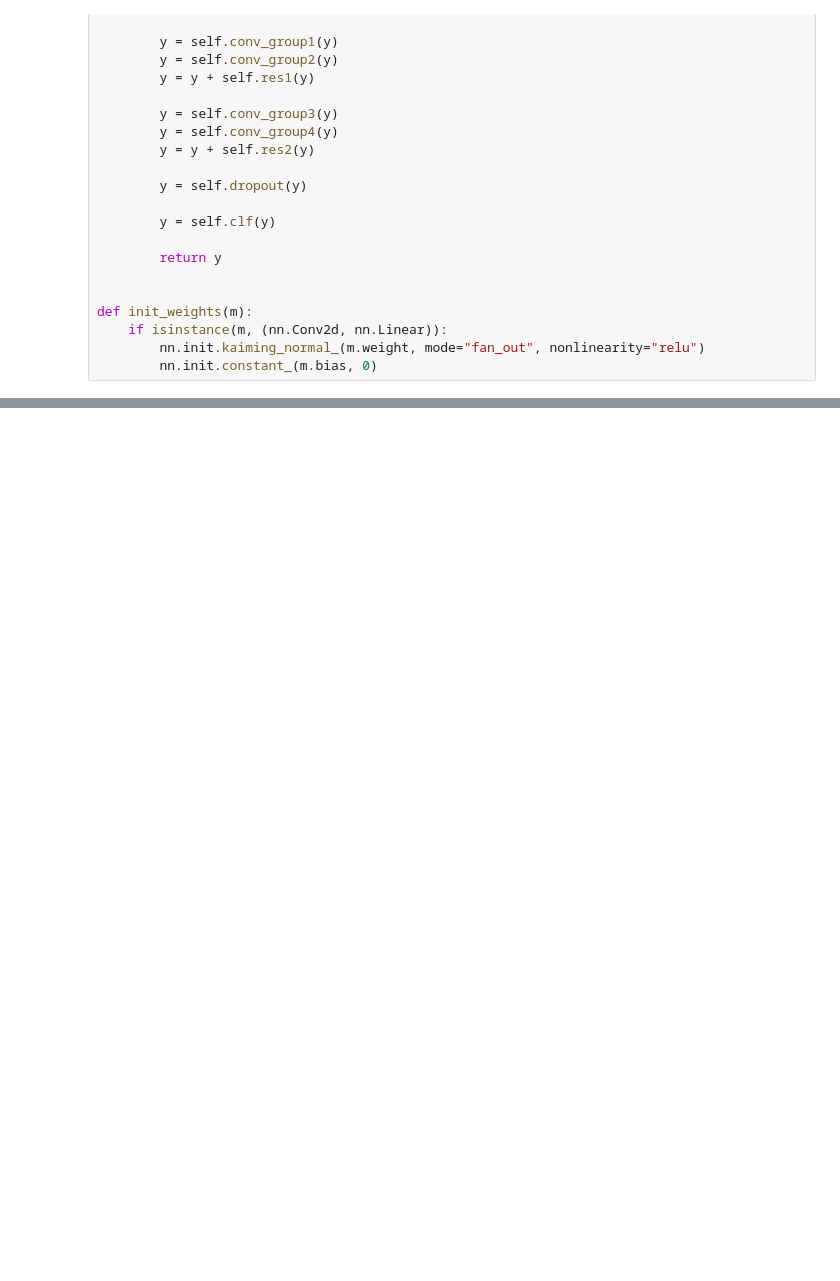
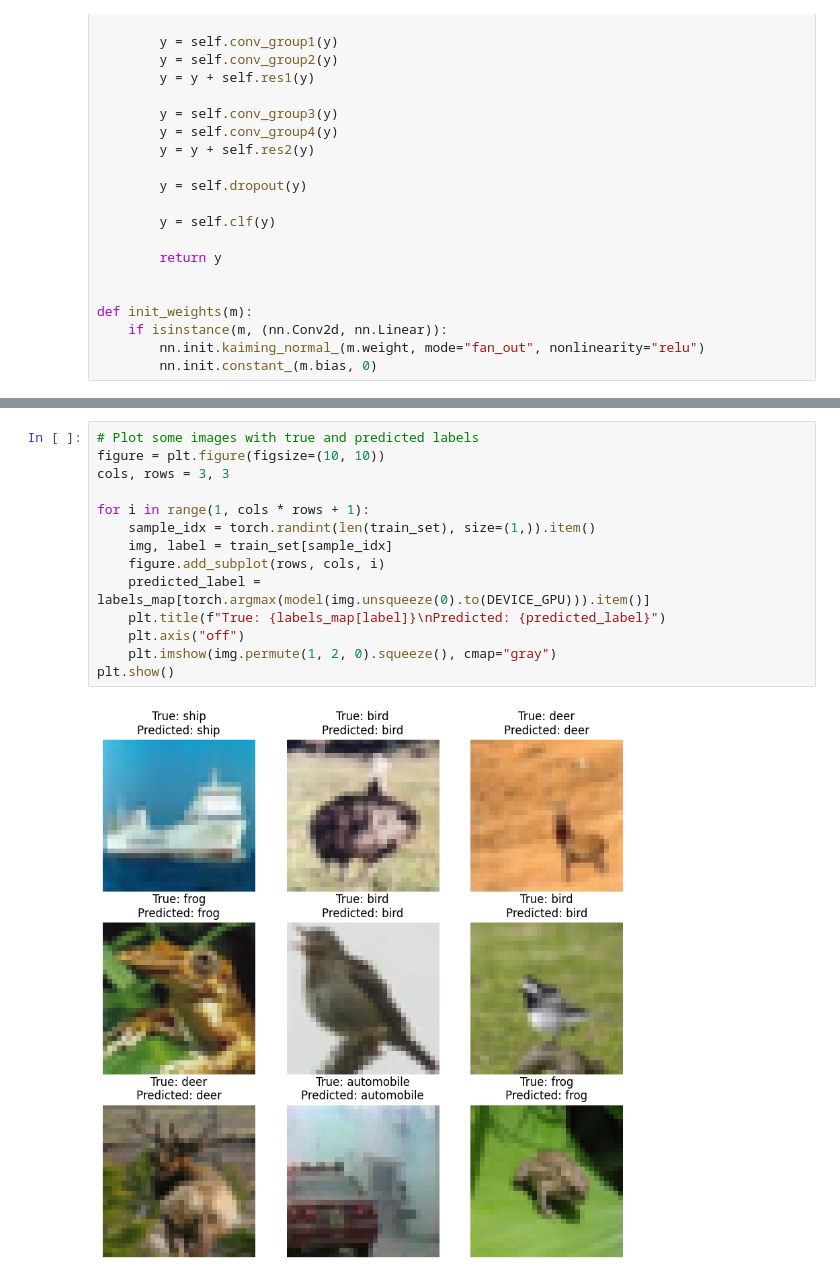
Before and after one commit to barhanc/image-recognition-lab, a Jupyter notebook: lab2/lab2.ipynb, the cells around one changed output, grey strips where cells are left out. Cells and saved outputs as stored; diff of their text form; blank space fills up the shorter version.

```diff
--- a/lab2/lab2.ipynb
+++ b/lab2/lab2.ipynb
@@ -326,0 +328,16 @@ KeyboardInterrupt:
+# %%
+# Plot some images with true and predicted labels
+figure = plt.figure(figsize=(10, 10))
+cols, rows = 3, 3
+
+for i in range(1, cols * rows + 1):
+    sample_idx = torch.randint(len(train_set), size=(1,)).item()
+    img, label = train_set[sample_idx]
+    figure.add_subplot(rows, cols, i)
+    predicted_label = labels_map[torch.argmax(model(img.unsqueeze(0).to(DEVICE_GPU))).item()]
+    plt.title(f"True: {labels_map[label]}\nPredicted: {predicted_label}")
+    plt.axis("off")
+    plt.imshow(img.permute(1, 2, 0).squeeze(), cmap="gray")
+plt.show()
+# %% [output]
+[figure, added]
```
Also changed, not shown: parts of 1 cell of this notebook.
